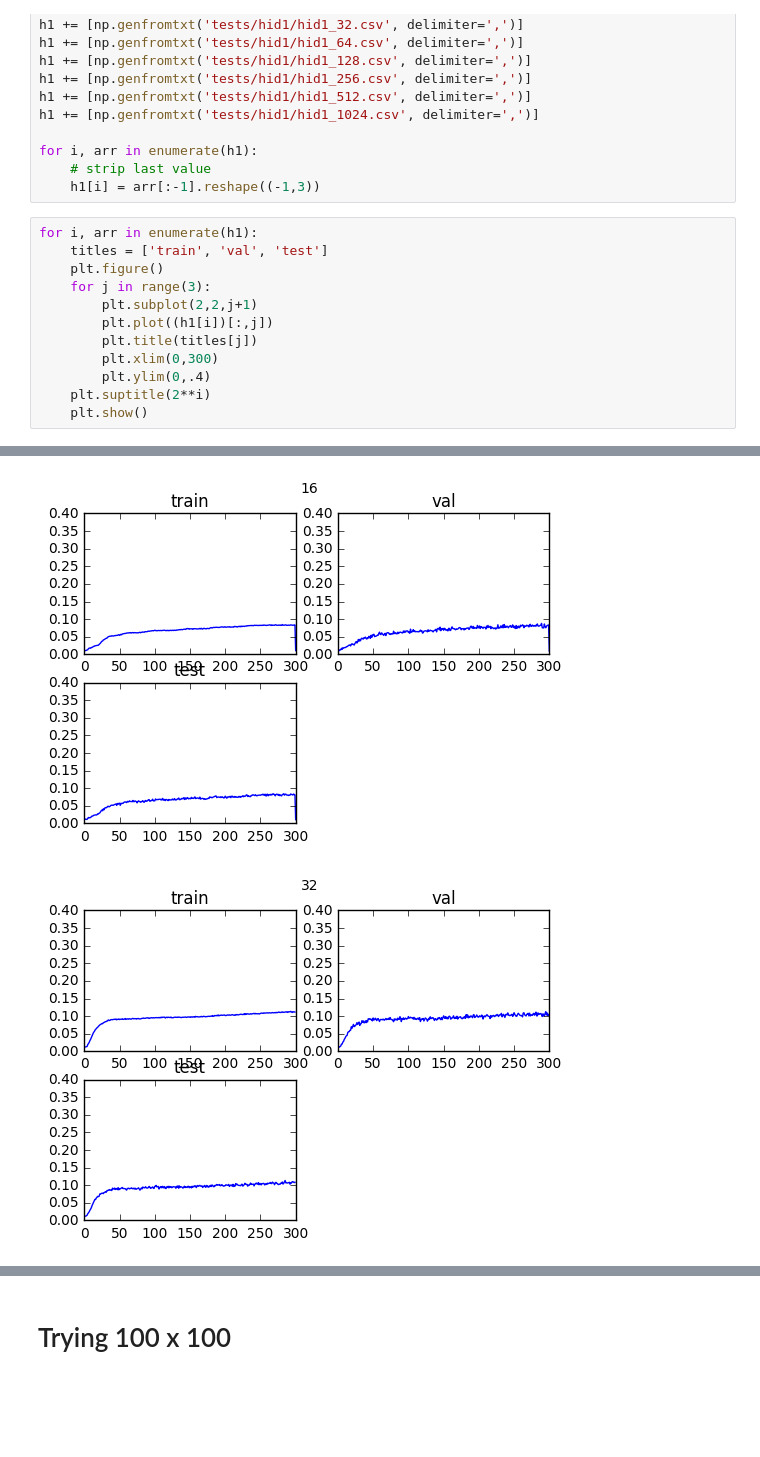
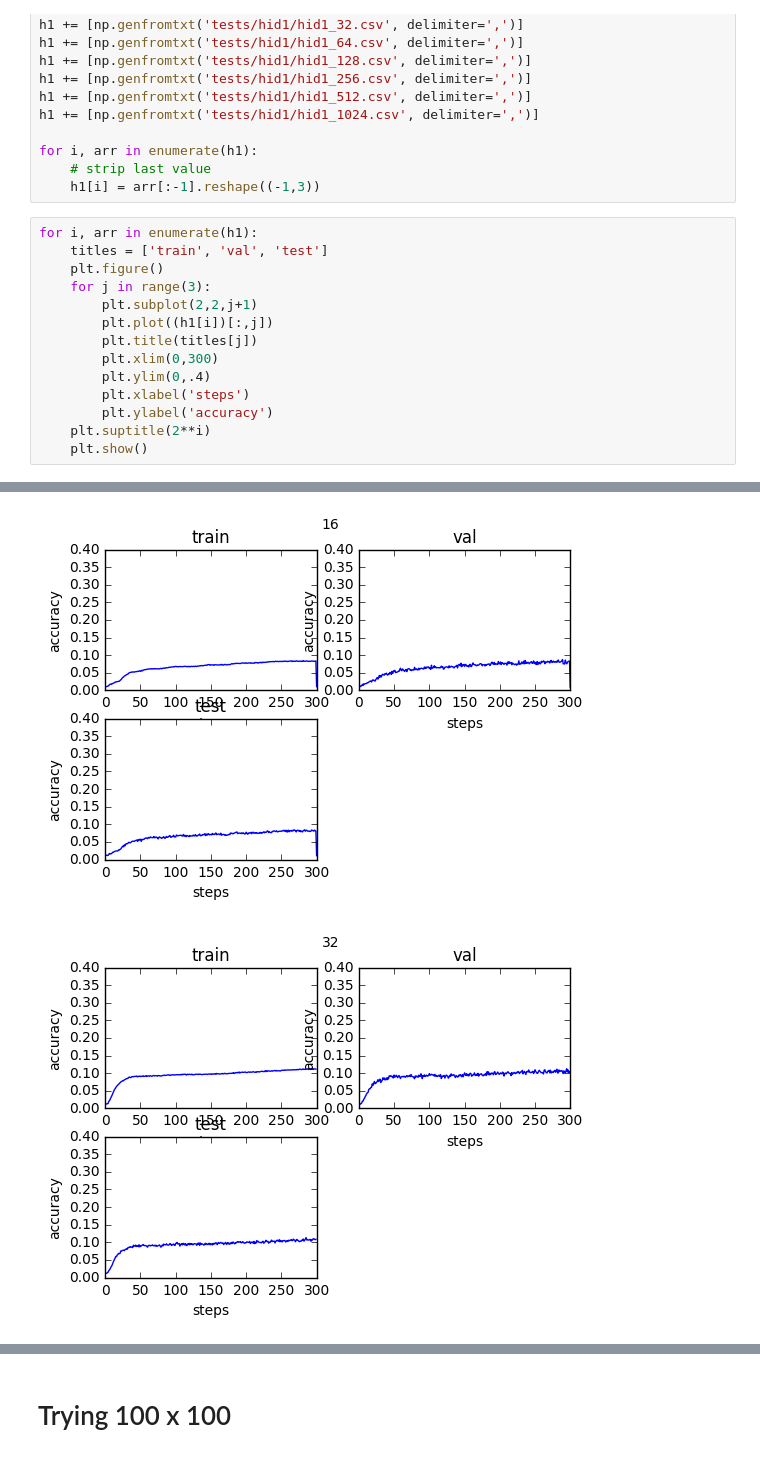
Before and after one commit to gfanti/bitcoin-deanonymization, a Jupyter notebook: vis-tests.ipynb, the cells around one changed output, grey strips where cells are left out. Cells and saved outputs as stored; diff of their text form; blank space fills up the shorter version.

```diff
--- a/vis-tests.ipynb
+++ b/vis-tests.ipynb
@@ -34,6 +34,8 @@ for i, arr in enumerate(h1):
         plt.title(titles[j])
         plt.xlim(0,300)
         plt.ylim(0,.4)
+        plt.xlabel('steps')
+        plt.ylabel('accuracy')
     plt.suptitle(2**i)
     plt.show()
 # %% [output]
@@ -44,2 +46,2 @@ for i, arr in enumerate(h1):
-[figure, old version]
+[figure, new version]
-[figure, old version]
+[figure, new version]
```
Also changed, not shown: parts of 4 cells of this notebook, 1 other file.
